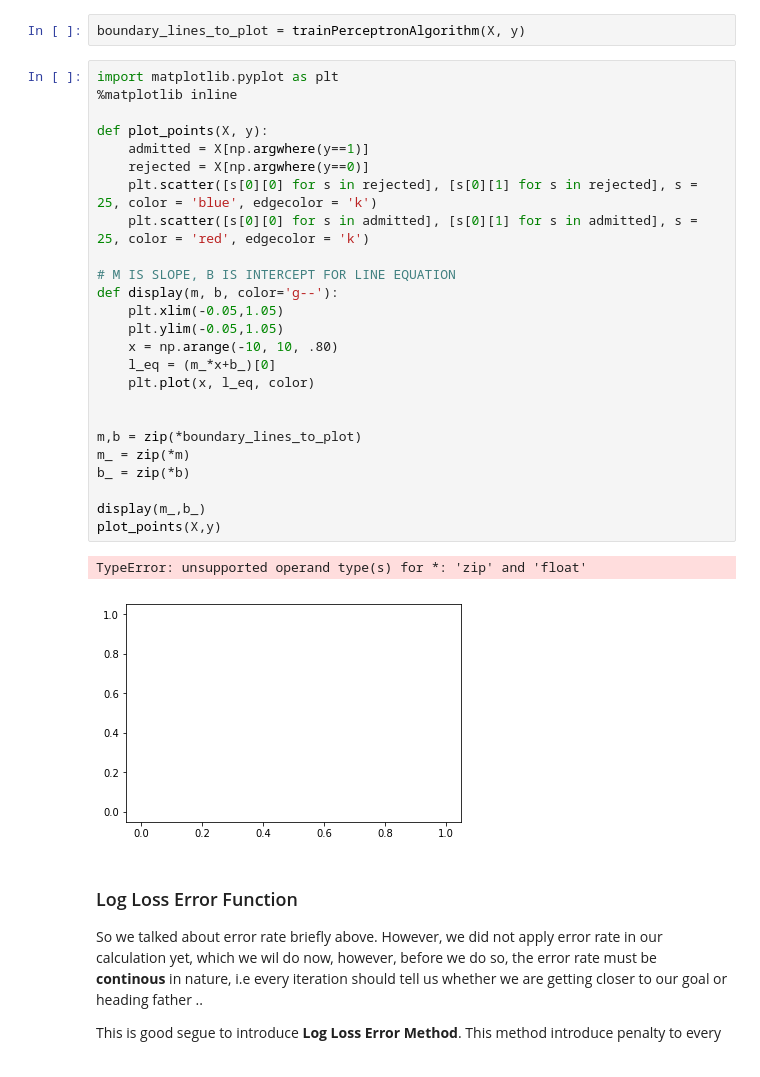
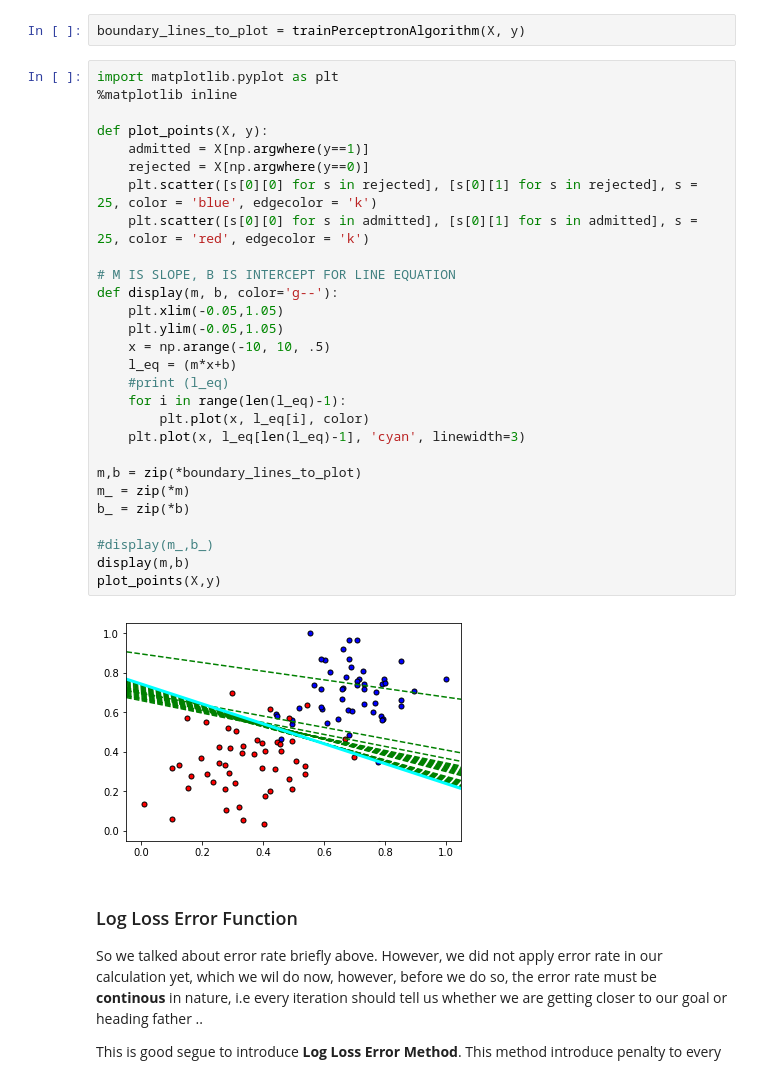
Before and after one commit to anshoomehra/Deep-Learning, a Jupyter notebook: Neural Networks in Nut Shell.ipynb, the cells around one changed output. Drawn from its saved outputs; the diff is of its cells as text.

```diff
--- a/Neural Networks in Nut Shell.ipynb
+++ b/Neural Networks in Nut Shell.ipynb
@@ -226,31 +226,33 @@ boundary_lines_to_plot = trainPerceptronAlgorithm(X, y)
 # %%
 import matplotlib.pyplot as plt
 %matplotlib inline
 
 def plot_points(X, y):
     admitted = X[np.argwhere(y==1)]
     rejected = X[np.argwhere(y==0)]
     plt.scatter([s[0][0] for s in rejected], [s[0][1] for s in rejected], s = 25, color = 'blue', edgecolor = 'k')
     plt.scatter([s[0][0] for s in admitted], [s[0][1] for s in admitted], s = 25, color = 'red', edgecolor = 'k')
 
 # M IS SLOPE, B IS INTERCEPT FOR LINE EQUATION
 def display(m, b, color='g--'):
     plt.xlim(-0.05,1.05)
     plt.ylim(-0.05,1.05)
-    x = np.arange(-10, 10, .80)
-    l_eq = (m_*x+b_)[0]
-    plt.plot(x, l_eq, color)
-
+    x = np.arange(-10, 10, .5)
+    l_eq = (m*x+b)
+    #print (l_eq)
+    for i in range(len(l_eq)-1):
+        plt.plot(x, l_eq[i], color)
+    plt.plot(x, l_eq[len(l_eq)-1], 'cyan', linewidth=3)
 
 m,b = zip(*boundary_lines_to_plot)
 m_ = zip(*m)
 b_ = zip(*b)
 
-display(m_,b_)
+#display(m_,b_)
+display(m,b)
 plot_points(X,y)
 # %% [output]
-TypeError: unsupported operand type(s) for *: 'zip' and 'float'
-[figure, old version]
+[figure, new version]
 # %% [markdown]
 ### Log Loss Error Function
 
```
Also changed, not shown: parts of 15 cells of this notebook.
